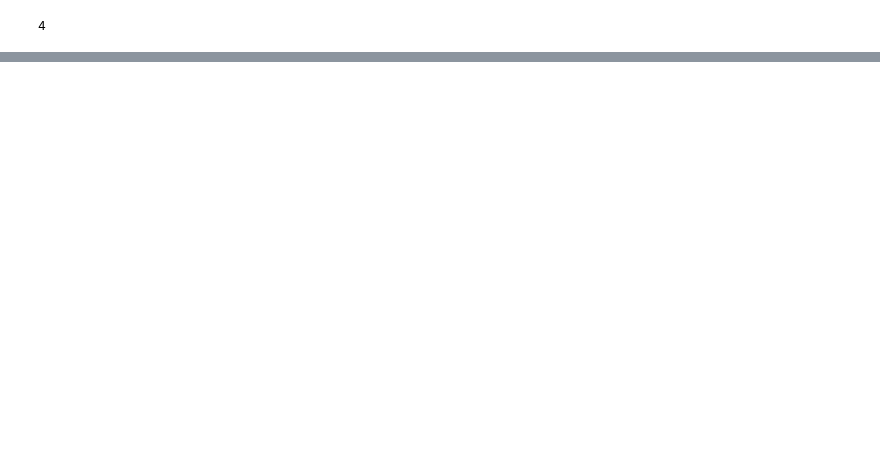
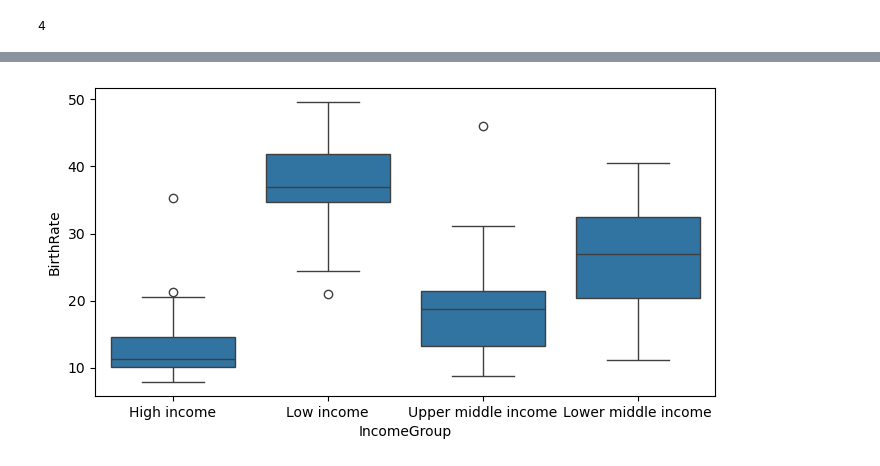
Before and after one commit to Poojashivadi29/python_basics, a Jupyter notebook: P-5, country GDP analysis.ipynb, the cells around one changed output, grey strips where cells are left out. Drawn from its saved outputs; the diff is of its cells as text; code cells hidden in the pictures; blank space fills up the shorter version.

```diff
--- a/P-5, country GDP analysis.ipynb
+++ b/P-5, country GDP analysis.ipynb
@@ -402,0 +459,5 @@ import seaborn as sns
+# %%
+vis2 = sns.boxplot(data = df, x="IncomeGroup", y='BirthRate')
+plt.show()
+# %% [output]
+[figure, added]
```
Also changed, not shown: parts of 16 cells of this notebook.
